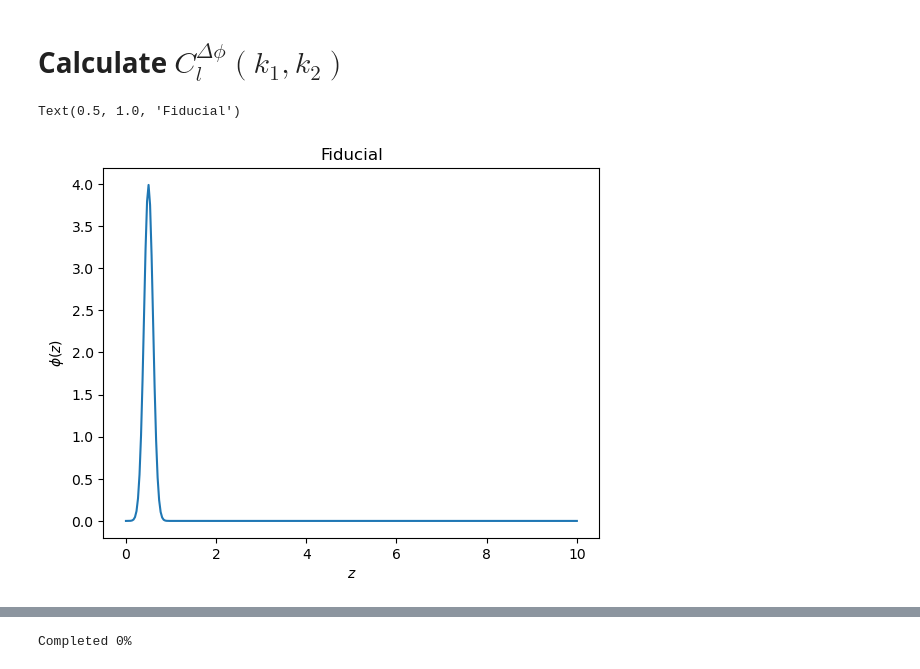
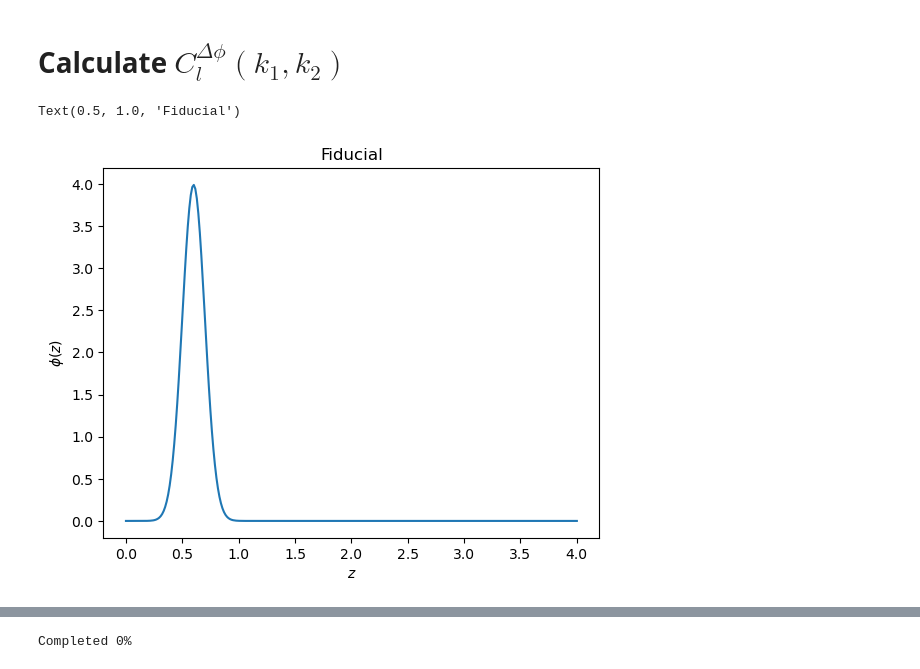
Before and after one commit to abaleato/CARDiAC, a Jupyter notebook: Get_DeltaPhi_PS.ipynb, the cells around one changed output, grey strips where cells are left out. Cells and saved outputs as stored; diff of their text form; code cells hidden in the pictures.

```diff
--- a/Get_DeltaPhi_PS.ipynb
+++ b/Get_DeltaPhi_PS.ipynb
@@ -15,43 +16,52 @@ from scipy.special import jv
 # %%
 def phi(r, phi_normalization=None):
     '''
-    Fiducial, radial galaxy selection function
+    Fiducial, radial galaxy selection function (i.e., the dn/dz)
     Inputs:
         - r = float. Comoving radial distance in Mpc
         - phi_normalization = Normalization of selection function. Default is unnormalized.
     Returns:
         - phi(r)
     '''
     if phi_normalization is None:
         phi_normalization = 1
     z = z_at_value(Planck18.comoving_distance, r* u.Mpc).value
     return np.exp(-(z - z_mean)**2 /(2*sigma**2)) / phi_normalization
 
+def phi_times_dzdr(r, phi_normalization=None):
+    '''
+    (dz/dr)(dn/dz)=(H(z)/c)(dn/dz) where dn/dz=phi(r)
+    Inputs:
+        - r = float. Comoving radial distance in Mpc
+        - phi_normalization = Normalization of selection function. Default is unnormalized.
+    Returns:
+        - (H(z)/c) phi(r)
+    '''
+    z_of_r = z_at_value(Planck18.comoving_distance, r* u.Mpc)
+    return (Planck18.H(z_of_r) / c).value * phi(r, phi_normalization)
+
 sigma = 0.1 # Standard deviation of the fiducial dndz
-z_mean = 0.5 # Central redshift of the fiducial dndz
-
-sigma_zshift = 0.1 # Standard deviation of the shifts in the central redshift of the distribution
-sigma_zwidth = 0.1 # Standard deviation of the variations in the width of the distribution
+z_mean = 0.6 # Central redshift of the fiducial dndz
 
 # Set the range for the integrals over r. If this changes, the normalization of phi(r) will need to be changed too
 z_min_int = 0.005
 z_max_int = 5 #z_mean+2
 
 # Normalize the selection function so that \int_{0}^{inf} dr phi(r) = 1
-phi_norm, error = quadrature(phi, Planck18.comoving_distance(z_min_int).value,
+phi_norm, error = quadrature(phi_times_dzdr, Planck18.comoving_distance(z_min_int).value,
                                        Planck18.comoving_distance(z_max_int).value,
-                                             tol=1e-20, maxiter=200)
+                                             tol=1e-20, maxiter=500)
 
 # Plot the fiducial dndz
-zs = np.linspace(0,10,300)
+zs = np.linspace(0,4,300)
 dndz_fid = np.exp(-(zs - z_mean)**2 /(2*sigma**2)) / (sigma*np.sqrt(2*np.pi))
 plt.plot(zs, dndz_fid)
 plt.ylabel(r'$\phi(z)$')
 plt.xlabel(r'$z$')
 plt.title('Fiducial')
 # %% [output]
 Text(0.5, 1.0, 'Fiducial')
-[figure, old version]
+[figure, new version]
 # %%
 # Suppose the central value of the dndz changes across different healpixels
 nside = 16 # Nside that sets the size of pixels over which dn/dz is constant
```
Also changed, not shown: parts of 16 cells of this notebook.
